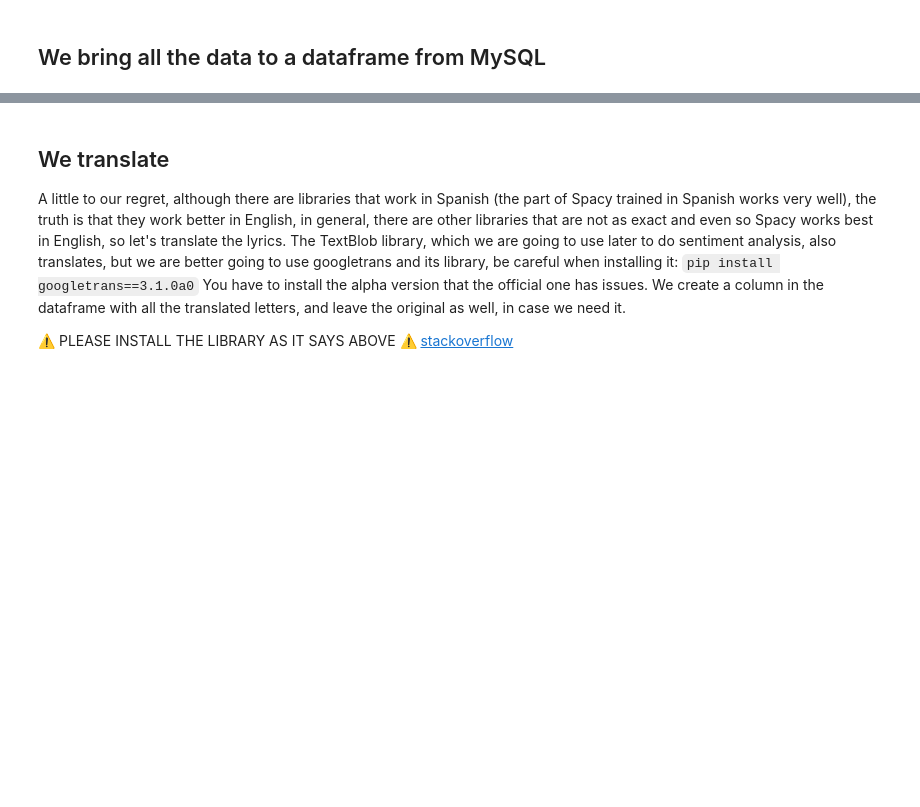
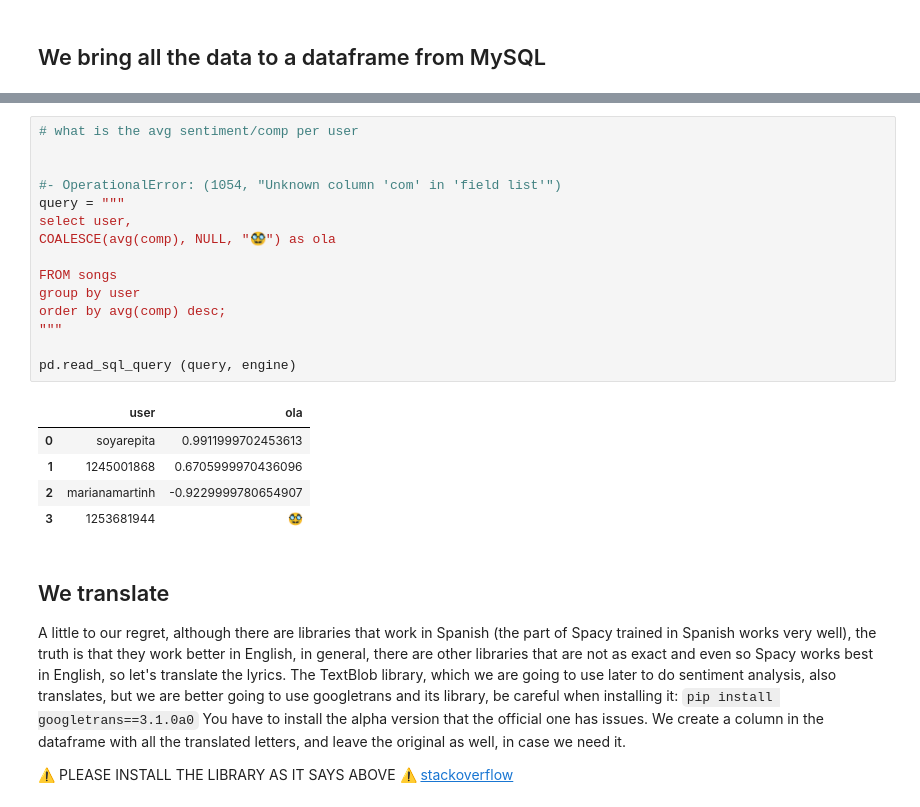
Before and after one commit to Ironhack-data-bcn-april-2023/lectures, a Jupyter notebook: week-6/04 - ETL & NLP/ETL IV - Enriching the data.ipynb, the cells around one changed output, grey strips where cells are left out. Drawn from its saved outputs; the diff is of its cells as text; blank space fills up the shorter version.

```diff
--- a/week-6/04 - ETL & NLP/ETL IV - Enriching the data.ipynb
+++ b/week-6/04 - ETL & NLP/ETL IV - Enriching the data.ipynb
@@ -74,3 +164,24 @@ import matplotlib.pyplot as plt
+# %%
+# what is the avg sentiment/comp per user
+
+
+#- OperationalError: (1054, "Unknown column 'com' in 'field list'")
+query = """
+select user,
+COALESCE(avg(comp), NULL, "🥸") as ola
+
+FROM songs
+group by user
+order by avg(comp) desc;
+"""
+
+pd.read_sql_query (query, engine)
+# %% [output]
+|  | user | ola |
+| 0 | soyarepita | 0.9911999702453613 |
+| 1 | 1245001868 | 0.6705999970436096 |
+| 2 | marianamartinh | -0.9229999780654907 |
+| 3 | 1253681944 | 🥸 |
 # %% [markdown]
 ## We translate
 A little to our regret, although there are libraries that work in Spanish (the part of Spacy trained in Spanish works very well), the truth is that they work better in English, in general, there are other libraries that are not as exact and even so Spacy works best in English, so let's translate the lyrics.
```
Also changed, not shown: parts of 20 cells of this notebook, 7 other files.
